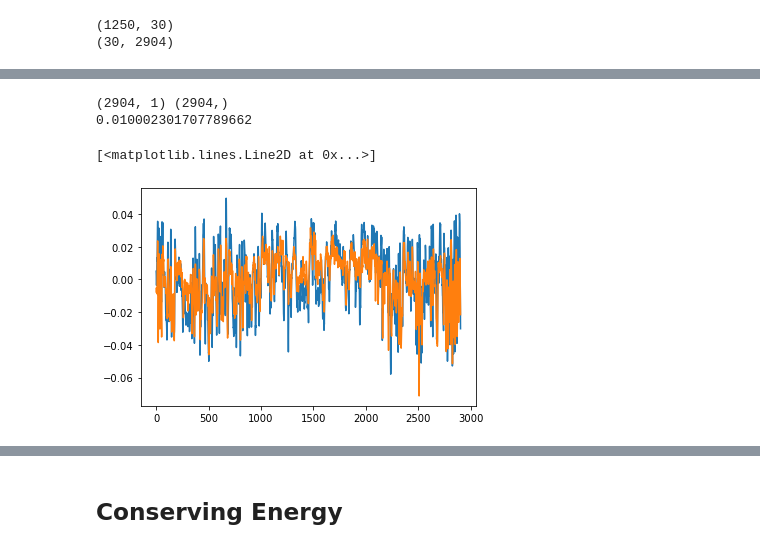
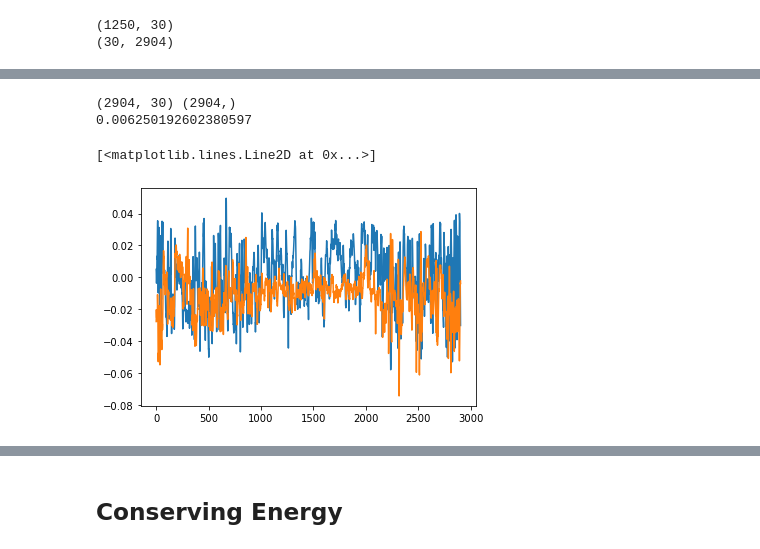
Before and after one commit to UBC-MOAD/analysis-armaan, a Jupyter notebook: notebooks/reconstructingdataP3.ipynb, the cells around one changed output, grey strips where cells are left out. Cells and saved outputs as stored; diff of their text form; code cells hidden in the pictures.

```diff
--- a/notebooks/reconstructingdataP3.ipynb
+++ b/notebooks/reconstructingdataP3.ipynb
@@ -147,23 +142,23 @@ An optimal solution to the scaled model was found but was HiGHS Status Code 0: H
 [figure]
 # %%
 ##testing quantile regressor - regresses by minimizing absolute error rather than squared error
-X = psl_eigs[0:1,:].T
-y = hr_eigs[0]
+X = psl_eigs[0:30,:].T
+y = hr_eigs[1]
 print(X.shape, y.shape)
 
 reg = QuantileRegressor(quantile = 0.5, alpha = 0, solver = 'highs').fit(X, y)
 result = reg.predict(X)
 
 r_squared = reg.score(X, y)
 MAE = mean_absolute_error(y, result)
 print(MAE)
 plt.plot(hr_eigs[0])
 plt.plot(result)
 # %% [output]
-(2904, 1) (2904,)
-0.010002301707789662
+(2904, 30) (2904,)
+0.006250192602380597
 [<matplotlib.lines.Line2D at 0x...>]
-[figure, old version]
+[figure, new version]
 # %%
 def fit_modes(vectors, num_vec, data, result_size):
     result = np.empty((result_size, vectors.shape[1]))
```
Also changed, not shown: parts of 14 cells of this notebook, 3 other files.
